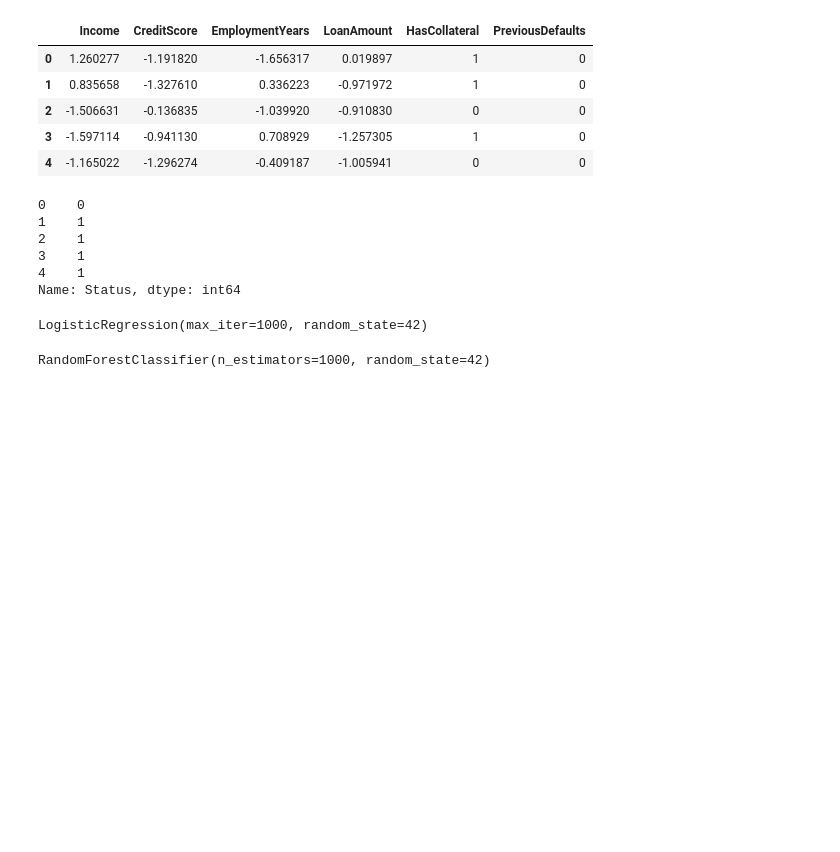
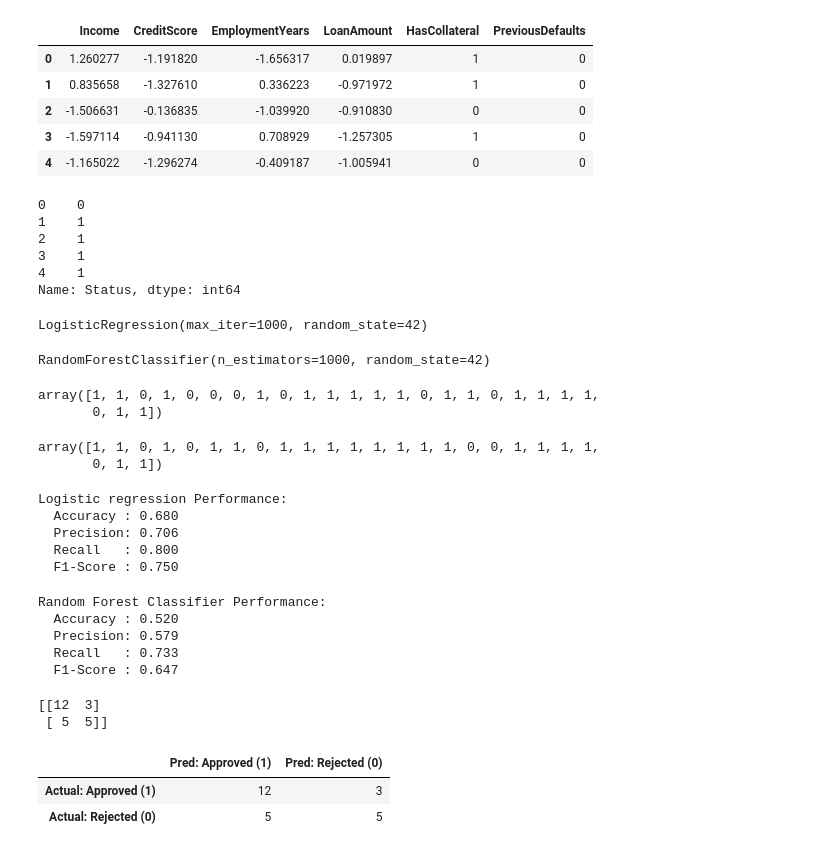
Before and after one commit to marshaale/ds-ml-bootcamp, a Jupyter notebook: practice/loan-classifier.ipynb, the cells around one changed output. Cells and saved outputs as stored; diff of their text form; code cells hidden in the pictures; blank space fills up the shorter version.

Commit message:
metrics

```diff
--- a/practice/loan-classifier.ipynb
+++ b/practice/loan-classifier.ipynb
@@ -55,3 +56,15 @@ rf = RandomForestClassifier(n_estimators=1000,random_state=RANDOM_STATE)
 rf.fit(X_train,y_train)
 # %% [output]
 RandomForestClassifier(n_estimators=1000, random_state=42)
+# %%
+log_predicts = log_reg.predict(X_test)
+log_predicts
+# %% [output]
+array([1, 1, 0, 1, 0, 0, 0, 1, 0, 1, 1, 1, 1, 1, 0, 1, 1, 0, 1, 1, 1, 1,
+       0, 1, 1])
+# %%
+rf_predicts = rf.predict(X_test)
+rf_predicts
+# %% [output]
+array([1, 1, 0, 1, 0, 1, 1, 0, 1, 1, 1, 1, 1, 1, 1, 1, 0, 0, 1, 1, 1, 1,
+       0, 1, 1])
@@ -57,0 +83,33 @@ RandomForestClassifier(n_estimators=1000, random_state=42)
+# %%
+print_metrics("Logistic regression",y_test,log_predicts)
+# %% [output]
+Logistic regression Performance:
+  Accuracy : 0.680
+  Precision: 0.706
+  Recall   : 0.800
+  F1-Score : 0.750
+# %%
+print_metrics("Random Forest Classifier",y_test,rf_predicts)
+# %% [output]
+Random Forest Classifier Performance:
+  Accuracy : 0.520
+  Precision: 0.579
+  Recall   : 0.733
+  F1-Score : 0.647
+# %%
+def print_confusion_metrics(y_true:pd.Series, y_pred:np.ndarray):
+    cm = confusion_matrix(y_true,y_pred,labels=[1,0])
+    cm_df = pd.DataFrame(cm,
+        index=["Actual: Approved (1)", "Actual: Rejected (0)"],
+        columns=["Pred: Approved (1)", "Pred: Rejected (0)"],
+    )
+    print(cm)
+    return cm_df
+# %%
+print_confusion_metrics(y_test,log_predicts)
+# %% [output]
+[[12  3]
+ [ 5  5]]
+|  | Pred: Approved (1) | Pred: Rejected (0) |
+| Actual: Approved (1) | 12 | 3 |
+| Actual: Rejected (0) | 5 | 5 |
```
Also changed, not shown: parts of 3 cells of this notebook.
